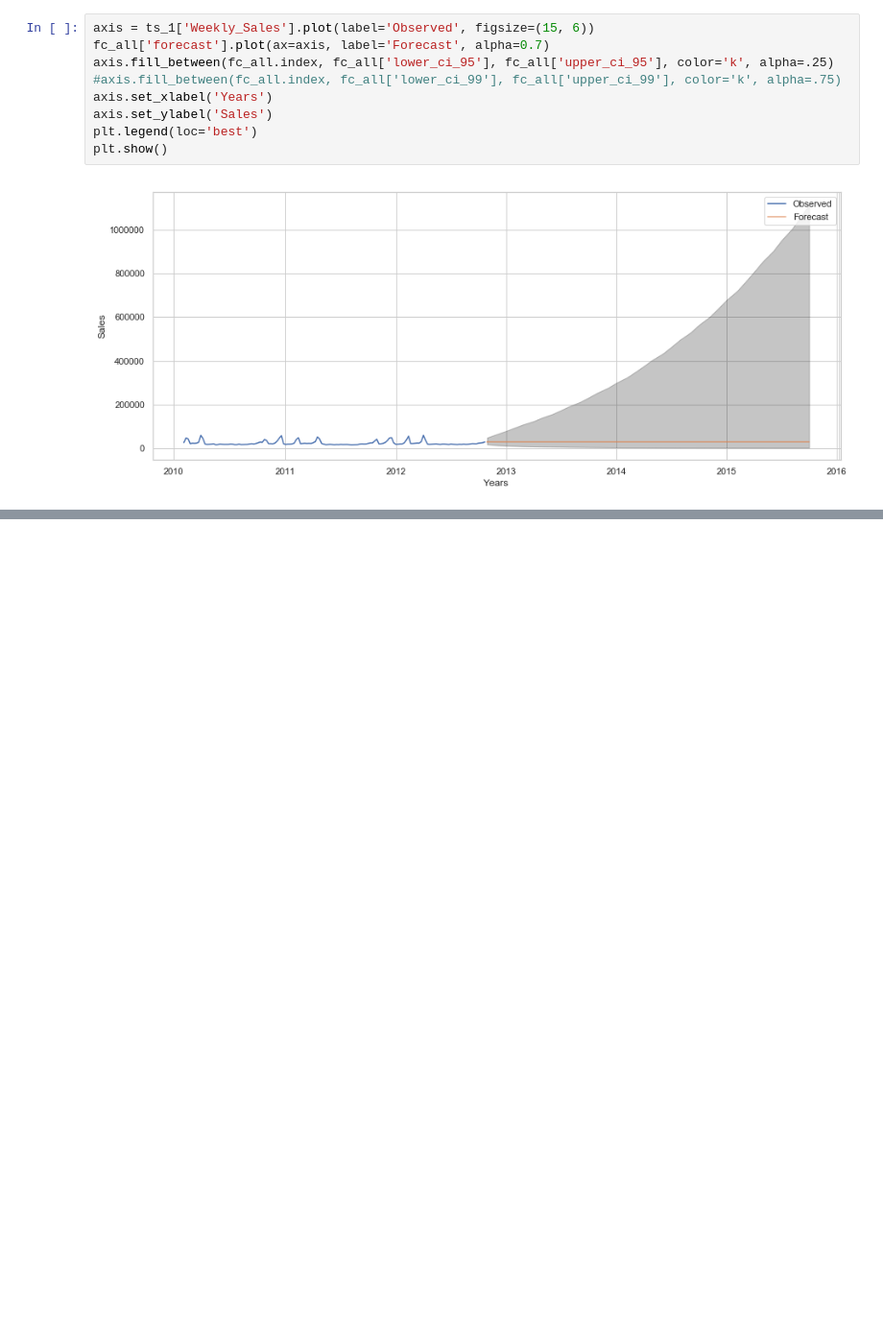
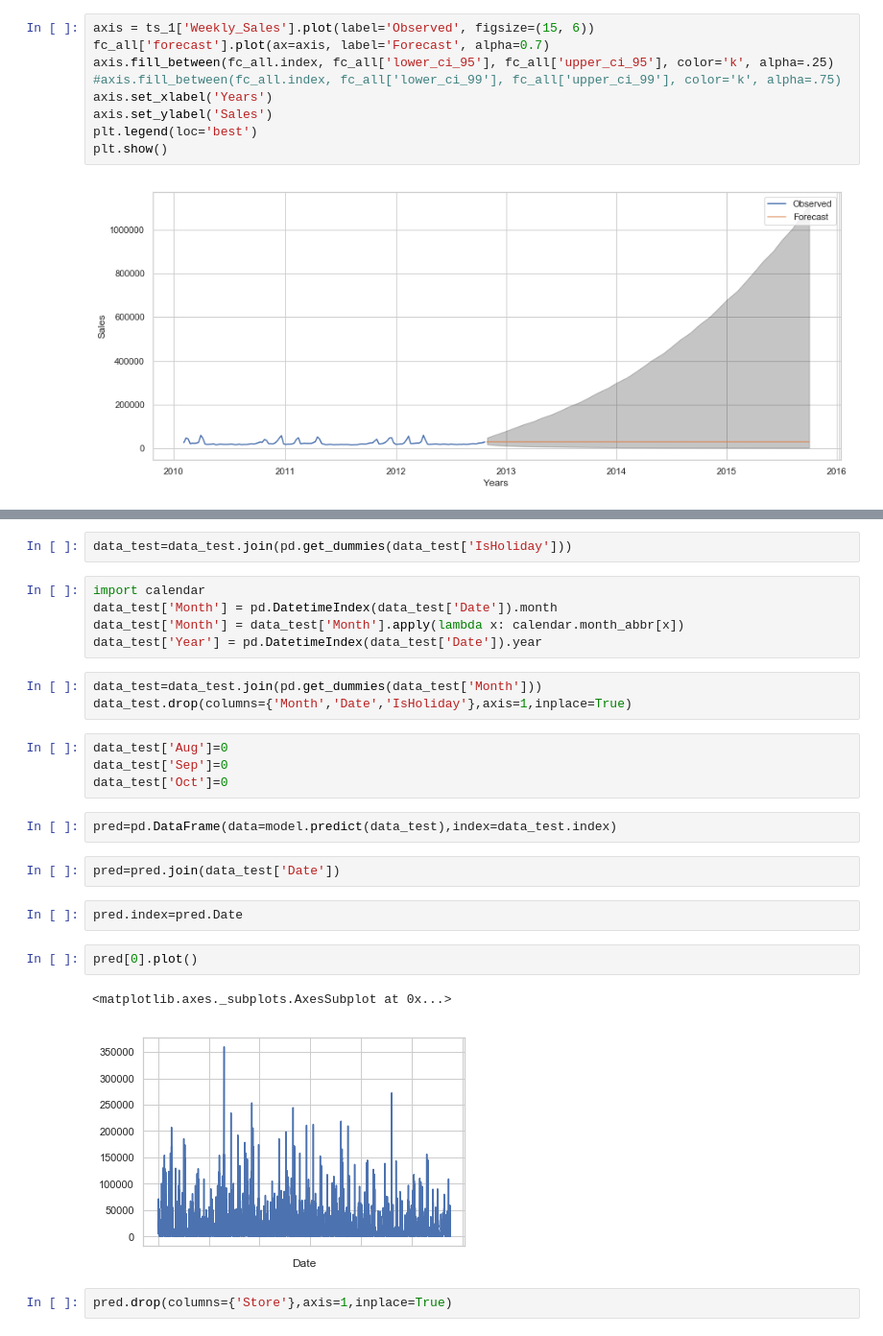
Before and after one commit to mohan-aditya05/walmart_sales_forecasting, a Jupyter notebook: Walmart Sales Forecast.ipynb, the cells around one changed output, grey strips where cells are left out. Shown at 96% size. Cells and saved outputs as stored; diff of their text form; blank space fills up the shorter version.

```diff
--- a/Walmart Sales Forecast.ipynb
+++ b/Walmart Sales Forecast.ipynb
@@ -365,0 +423,27 @@ plt.show()
+# %%
+data_test=data_test.join(pd.get_dummies(data_test['IsHoliday']))
+# %%
+import calendar
+data_test['Month'] = pd.DatetimeIndex(data_test['Date']).month
+data_test['Month'] = data_test['Month'].apply(lambda x: calendar.month_abbr[x])
+data_test['Year'] = pd.DatetimeIndex(data_test['Date']).year
+# %%
+data_test=data_test.join(pd.get_dummies(data_test['Month']))
+data_test.drop(columns={'Month','Date','IsHoliday'},axis=1,inplace=True)
+# %%
+data_test['Aug']=0
+data_test['Sep']=0
+data_test['Oct']=0
+# %%
+pred=pd.DataFrame(data=model.predict(data_test),index=data_test.index)
+# %%
+pred=pred.join(data_test['Date'])
+# %%
+pred.index=pred.Date
+# %%
+pred[0].plot()
+# %% [output]
+<matplotlib.axes._subplots.AxesSubplot at 0x...>
+[figure, added]
+# %%
+pred.drop(columns={'Store'},axis=1,inplace=True)
```
Also changed, not shown: parts of 20 cells of this notebook.
